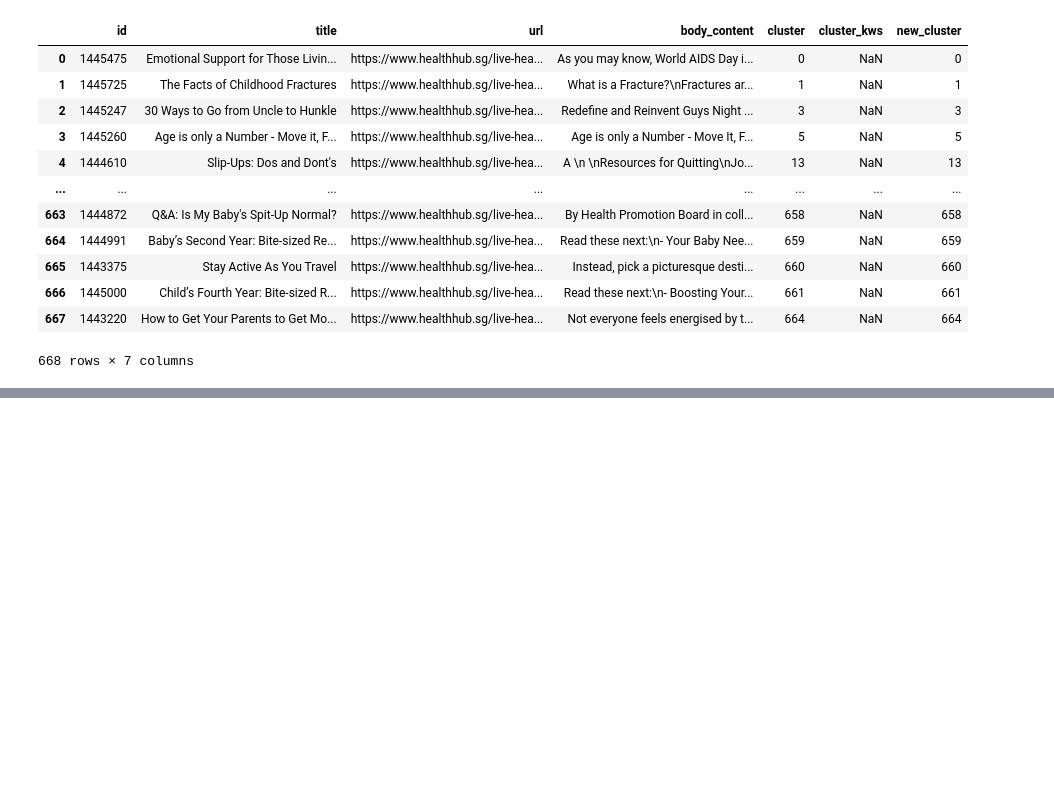
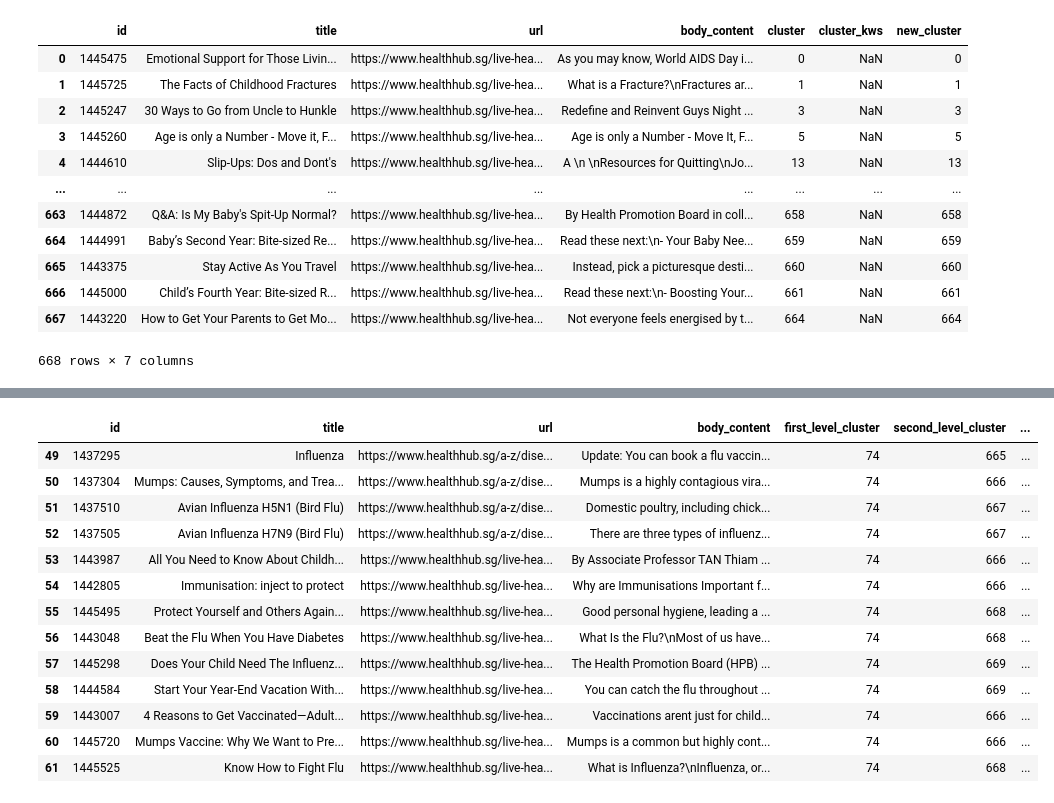
Before and after one commit to Synapxe-DNA/healthhub-content-optimization, a Jupyter notebook: content-optimization/notebooks/sub_grouping.ipynb, the cells around one changed output, grey strips where cells are left out. Saved outputs shown, nothing was run; the diff lists cells and outputs as text; code cells hidden in the pictures; blank space fills up the shorter version.

Commit message:
Update output files in sub_grouping.ipynb

```diff
--- a/content-optimization/notebooks/sub_grouping.ipynb
+++ b/content-optimization/notebooks/sub_grouping.ipynb
@@ -290,0 +280,12 @@ updated_pred_cluster.to_csv(os.path.join(experiment_path,"predicted_cluster_2nd_
+# %%
+pd.set_option('display.max_colwidth',50)
+updated_pred_cluster = pd.read_csv(os.path.join(experiment_path, "predicted_cluster_2nd_level_clustering.csv"))
+broken_down_groups = updated_pred_cluster[updated_pred_cluster['first_level_cluster'] != updated_pred_cluster['second_level_cluster']]
+broken_down_groups['second_level_cluster:kws'] = broken_down_groups.apply(lambda x: str(x['second_level_cluster']) + ' : ' + str(x['second_level_cluster_kws']), axis=1)
+agg_result = broken_down_groups.groupby('first_level_cluster').agg(
+    number_of_articles_in_first_level = ('first_level_cluster','size'),
+    number_of_clusters=('second_level_cluster_kws', 'nunique'),
+    number_of_single=('second_level_cluster_kws', lambda x: x.isna().sum()),
+    second_level_clusters = ('second_level_cluster:kws',set)
+)
+agg_result
@@ -290,0 +332,18 @@ updated_pred_cluster.to_csv(os.path.join(experiment_path,"predicted_cluster_2nd_
+# %%
+pd.set_option('display.max_colwidth',50)
+updated_pred_cluster[updated_pred_cluster['first_level_cluster'] == 74]
+# %% [output]
+|  | id | title | url | body_content | first_level_cluster | second_level_cluster | ... |
+| 49 | 1437295 | Influenza | https://www.healthhub.sg/a-z/dise... | Update: You can book a flu vaccin... | 74 | 665 | ... |
+| 50 | 1437304 | Mumps: Causes, Symptoms, and Trea... | https://www.healthhub.sg/a-z/dise... | Mumps is a highly contagious vira... | 74 | 666 | ... |
+| 51 | 1437510 | Avian Influenza H5N1 (Bird Flu) | https://www.healthhub.sg/a-z/dise... | Domestic poultry, including chick... | 74 | 667 | ... |
+| 52 | 1437505 | Avian Influenza H7N9 (Bird Flu) | https://www.healthhub.sg/a-z/dise... | There are three types of influenz... | 74 | 667 | ... |
+| 53 | 1443987 | All You Need to Know About Childh... | https://www.healthhub.sg/live-hea... | By Associate Professor TAN Thiam ... | 74 | 666 | ... |
+| 54 | 1442805 | Immunisation: inject to protect | https://www.healthhub.sg/live-hea... | Why are Immunisations Important f... | 74 | 666 | ... |
+| 55 | 1445495 | Protect Yourself and Others Again... | https://www.healthhub.sg/live-hea... | Good personal hygiene, leading a ... | 74 | 668 | ... |
+| 56 | 1443048 | Beat the Flu When You Have Diabetes | https://www.healthhub.sg/live-hea... | What Is the Flu?\nMost of us have... | 74 | 668 | ... |
+| 57 | 1445298 | Does Your Child Need The Influenz... | https://www.healthhub.sg/live-hea... | The Health Promotion Board (HPB) ... | 74 | 669 | ... |
+| 58 | 1444584 | Start Your Year-End Vacation With... | https://www.healthhub.sg/live-hea... | You can catch the flu throughout ... | 74 | 669 | ... |
+| 59 | 1443007 | 4 Reasons to Get Vaccinated—Adult... | https://www.healthhub.sg/live-hea... | Vaccinations arent just for child... | 74 | 666 | ... |
+| 60 | 1445720 | Mumps Vaccine: Why We Want to Pre... | https://www.healthhub.sg/live-hea... | Mumps is a common but highly cont... | 74 | 666 | ... |
+| 61 | 1445525 | Know How to Fight Flu | https://www.healthhub.sg/live-hea... | What is Influenza?\nInfluenza, or... | 74 | 668 | ... |
```
Also changed, not shown: parts of 7 cells of this notebook.
